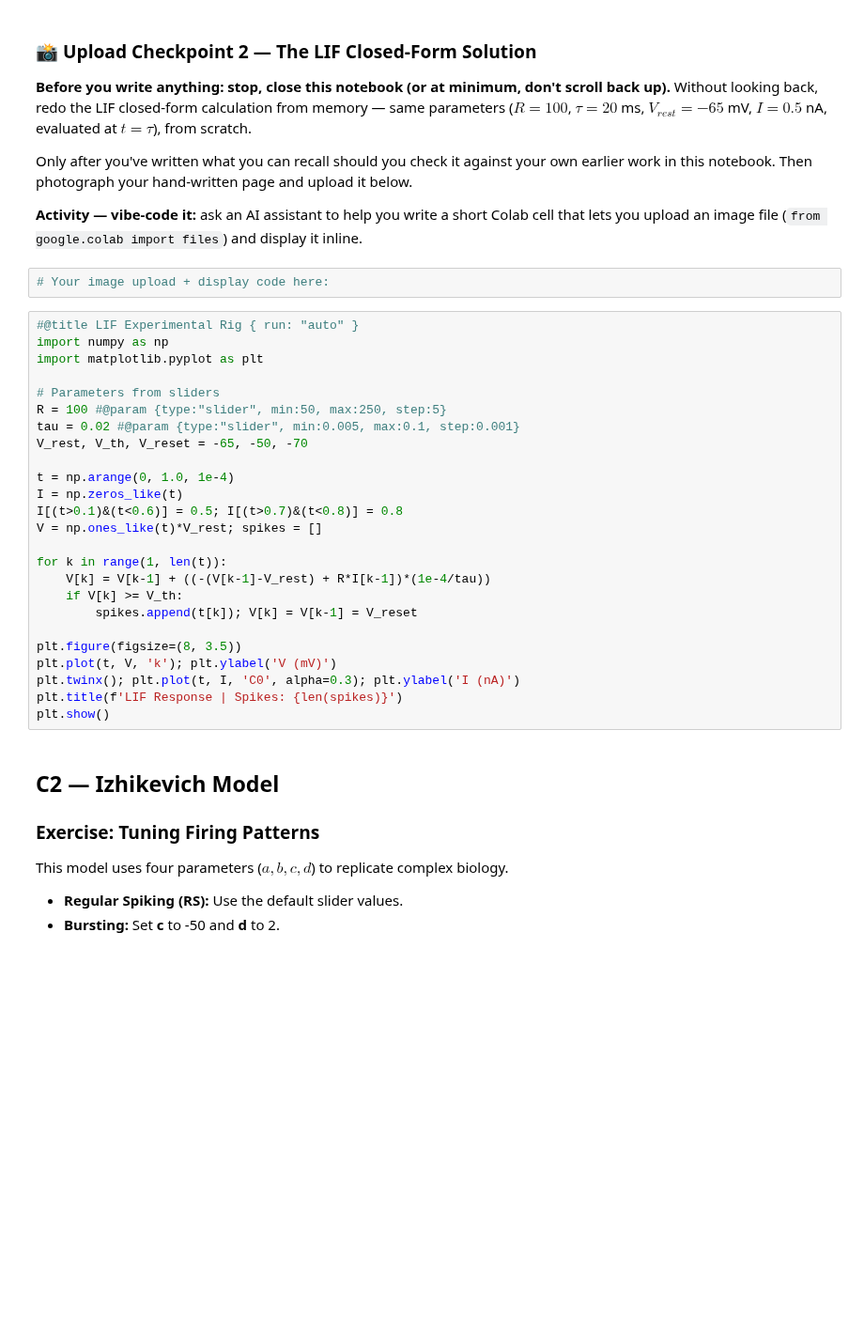
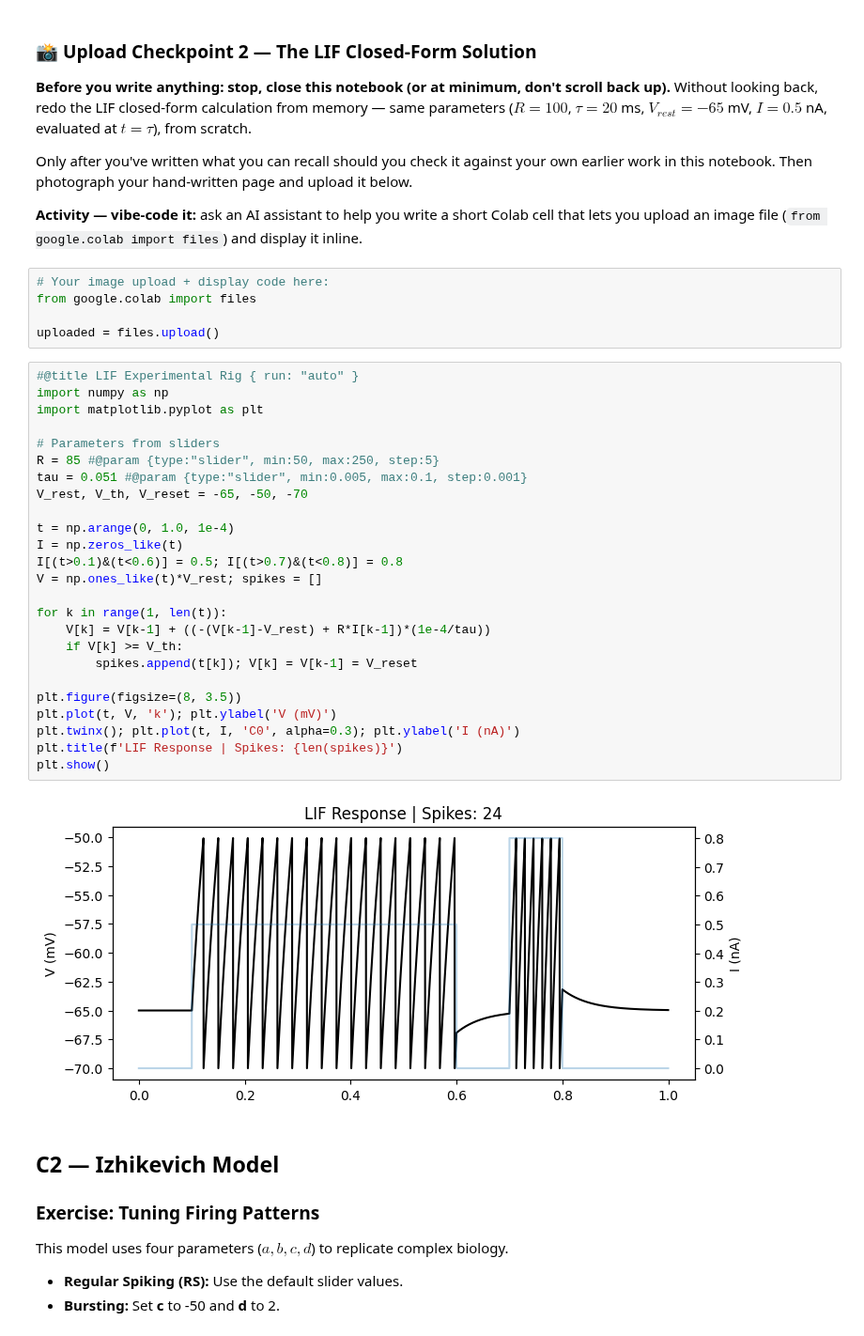
Before and after one commit to HnterWeitkamp/CS-4590, a Jupyter notebook: 4_CellModels.ipynb, the cells around one changed output. Shown at 94% size. Drawn from its saved outputs; the diff is of its cells as text; blank space fills up the shorter version.

```diff
--- a/4_CellModels.ipynb
+++ b/4_CellModels.ipynb
@@ -169,31 +195,36 @@ Only after you've written what you can recall should you check it against your o
 **Activity — vibe-code it:** ask an AI assistant to help you write a short Colab cell that lets you upload an image file (`from google.colab import files`) and display it inline.
 # %%
 # Your image upload + display code here:
+from google.colab import files
+
+uploaded = files.upload()
 # %%
 #@title LIF Experimental Rig { run: "auto" }
 import numpy as np
 import matplotlib.pyplot as plt
 
 # Parameters from sliders
-R = 100 #@param {type:"slider", min:50, max:250, step:5}
-tau = 0.02 #@param {type:"slider", min:0.005, max:0.1, step:0.001}
+R = 85 #@param {type:"slider", min:50, max:250, step:5}
+tau = 0.051 #@param {type:"slider", min:0.005, max:0.1, step:0.001}
 V_rest, V_th, V_reset = -65, -50, -70
 
 t = np.arange(0, 1.0, 1e-4)
 I = np.zeros_like(t)
 I[(t>0.1)&(t<0.6)] = 0.5; I[(t>0.7)&(t<0.8)] = 0.8
 V = np.ones_like(t)*V_rest; spikes = []
 
 for k in range(1, len(t)):
     V[k] = V[k-1] + ((-(V[k-1]-V_rest) + R*I[k-1])*(1e-4/tau))
     if V[k] >= V_th:
         spikes.append(t[k]); V[k] = V[k-1] = V_reset
 
 plt.figure(figsize=(8, 3.5))
 plt.plot(t, V, 'k'); plt.ylabel('V (mV)')
 plt.twinx(); plt.plot(t, I, 'C0', alpha=0.3); plt.ylabel('I (nA)')
 plt.title(f'LIF Response | Spikes: {len(spikes)}')
 plt.show()
+# %% [output]
+[figure, added]
 # %% [markdown]
 ## C2 — Izhikevich Model
 ### Exercise: Tuning Firing Patterns
```
Also changed, not shown: parts of 9 cells of this notebook.
